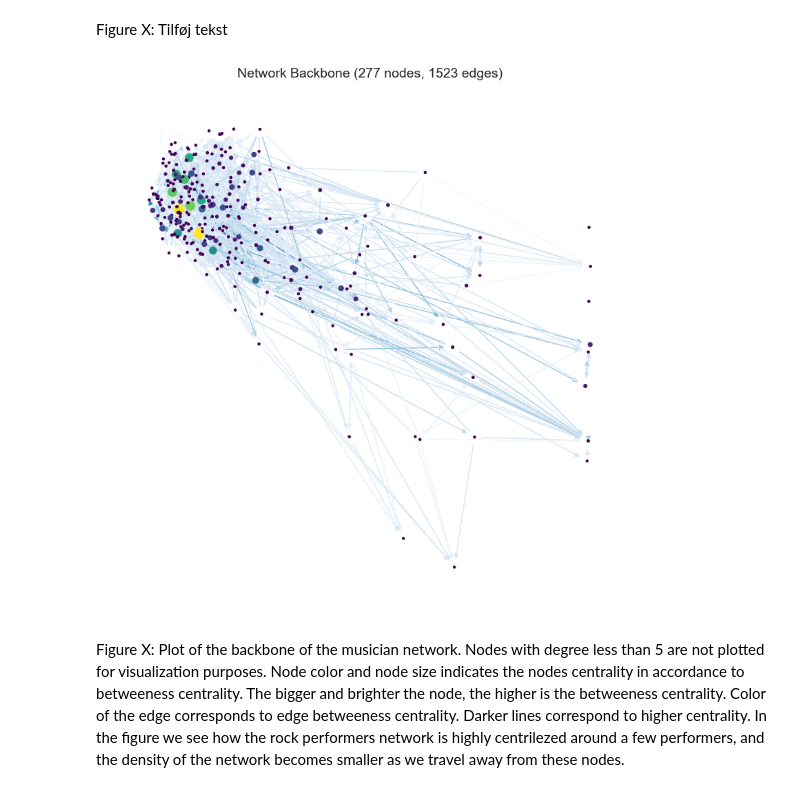
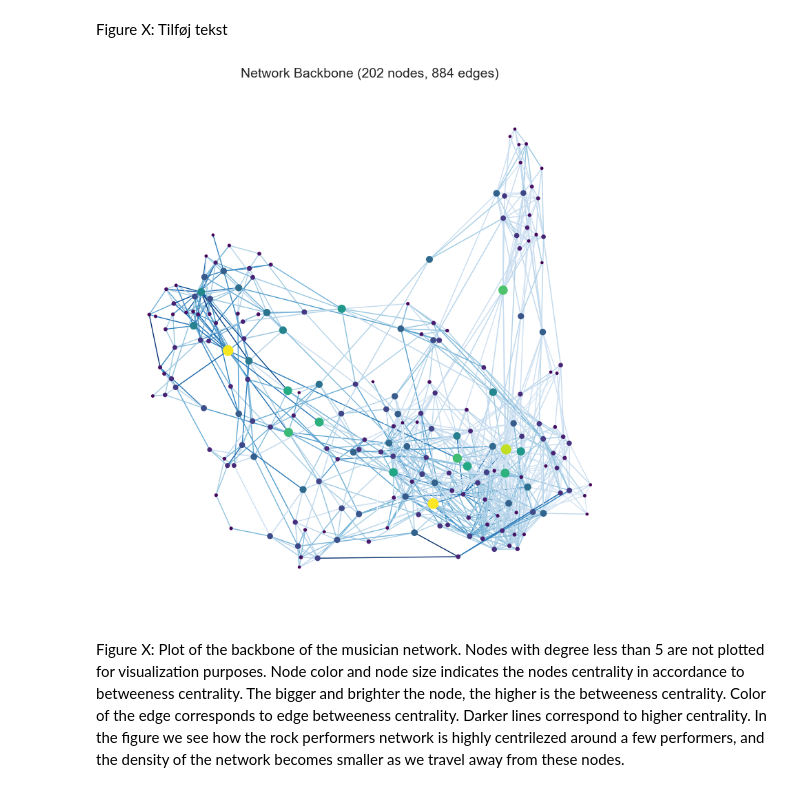
Before and after one commit to sorenstange/02805_Social_graphs_and_interactions, a Jupyter notebook: Assignment_2.ipynb, the cells around one changed output. Drawn from its saved outputs; the diff is of its cells as text; code cells hidden in the pictures.

```diff
--- a/Assignment_2.ipynb
+++ b/Assignment_2.ipynb
@@ -458,9 +456,9 @@ def plot_backbone(G, alpha_threshold=0.5, node_size=50, edge_width=1,
     plt.title(f"Network Backbone ({backbone.number_of_nodes()} nodes, {backbone.number_of_edges()} edges)")
     plt.show()
 # %%
-plot_backbone(G, node_size=5, alpha_threshold=0.4)
+plot_backbone(G_undirected, node_size=5, alpha_threshold=0.45) # Brug undirected? Ser bedre ud i hvertfald
 # %% [output]
-[figure, old version]
+[figure, new version]
 # %% [markdown]
 Figure X: Plot of the backbone of the musician network. Nodes with degree less than 5 are not plotted for visualization purposes. Node color and node size indicates the nodes centrality in accordance to betweeness centrality. The bigger and brighter the node, the higher is the betweeness centrality. Color of the edge corresponds to edge betweeness centrality. Darker lines correspond to higher centrality. In the figure we see how the rock performers network is highly centrilezed around a few performers, and the density of the network becomes smaller as we travel away from these nodes.
 # %% [markdown]
```
Also changed, not shown: parts of 12 cells of this notebook.
